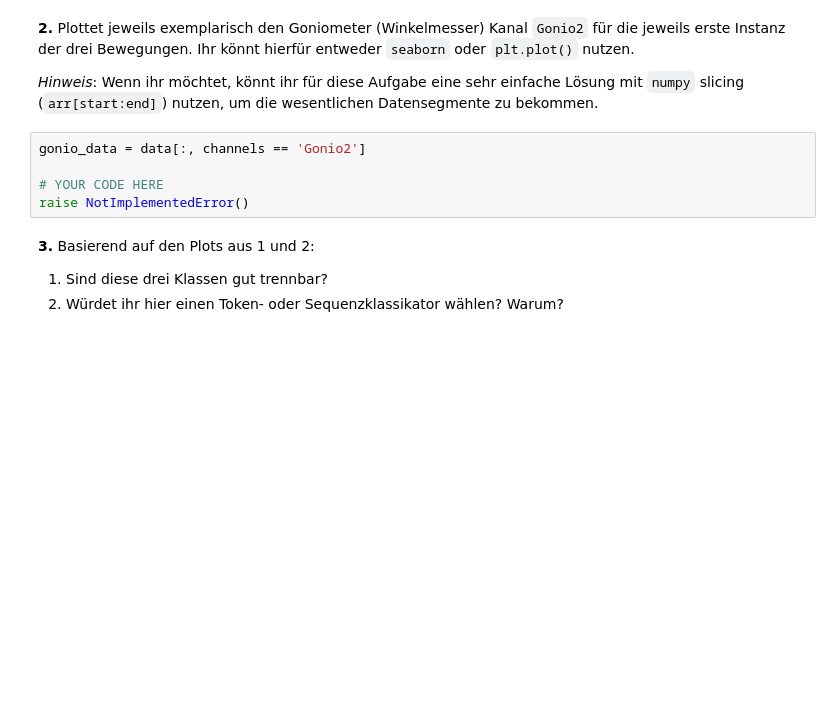
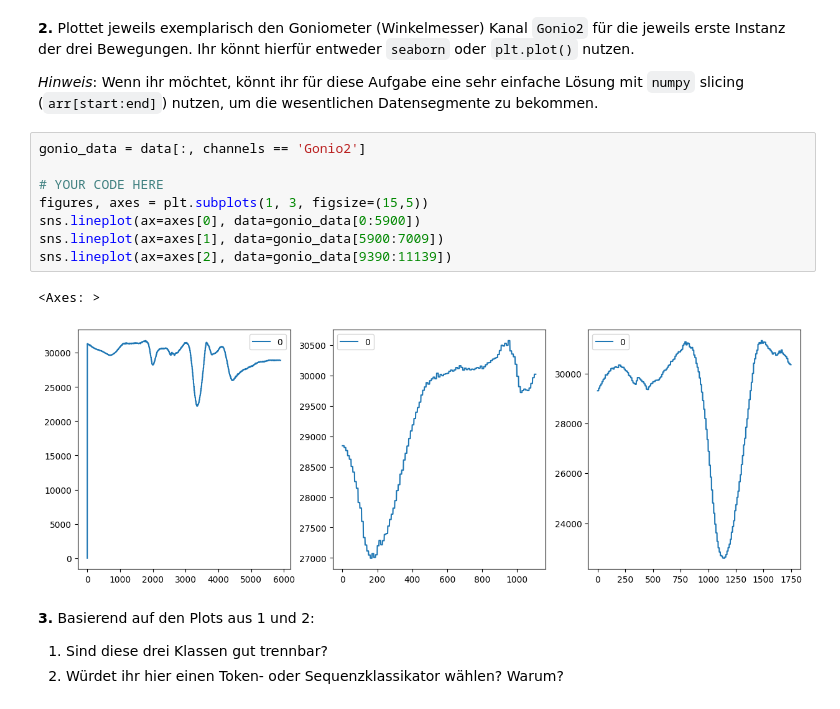
Before and after one commit to melihonat/sose23, a Jupyter notebook: bub/blatt5/praktisch.ipynb, the cells around one changed output. Saved outputs shown, nothing was run; the diff lists cells and outputs as text; blank space fills up the shorter version.

```diff
--- a/bub/blatt5/praktisch.ipynb
+++ b/bub/blatt5/praktisch.ipynb
@@ -63,8 +72,14 @@ _Hinweis_: Wenn ihr möchtet, könnt ihr für diese Aufgabe eine sehr einfache L
 # %%
 gonio_data = data[:, channels == 'Gonio2']
 
 # YOUR CODE HERE
-raise NotImplementedError()
+figures, axes = plt.subplots(1, 3, figsize=(15,5))
+sns.lineplot(ax=axes[0], data=gonio_data[0:5900])
+sns.lineplot(ax=axes[1], data=gonio_data[5900:7009])
+sns.lineplot(ax=axes[2], data=gonio_data[9390:11139])
+# %% [output]
+<Axes: >
+[figure, added]
 # %% [markdown]
 **3.** Basierend auf den Plots aus 1 und 2:
 1. Sind diese drei Klassen gut trennbar?
```
Also changed, not shown: parts of 12 cells of this notebook.
